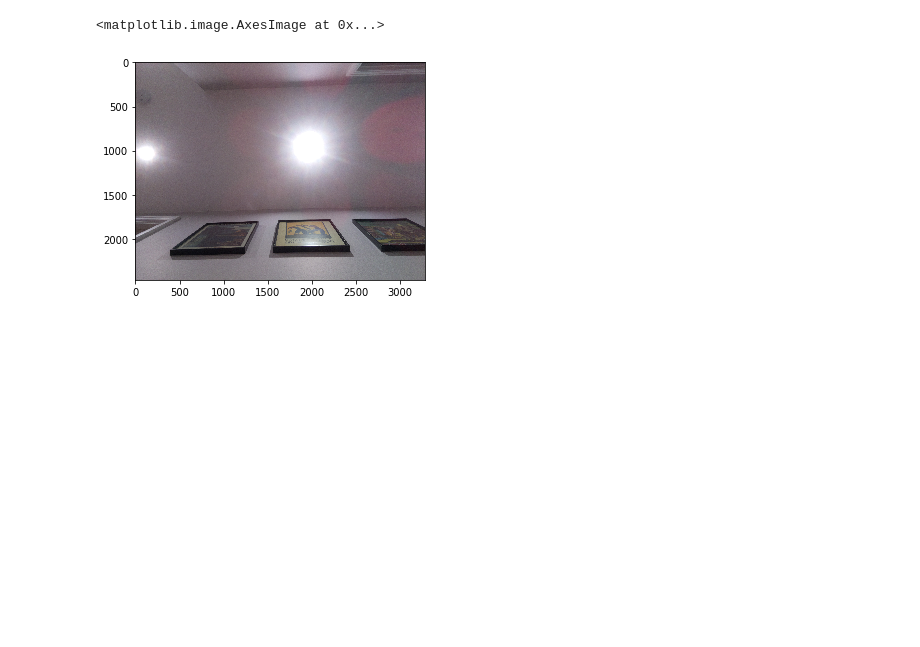
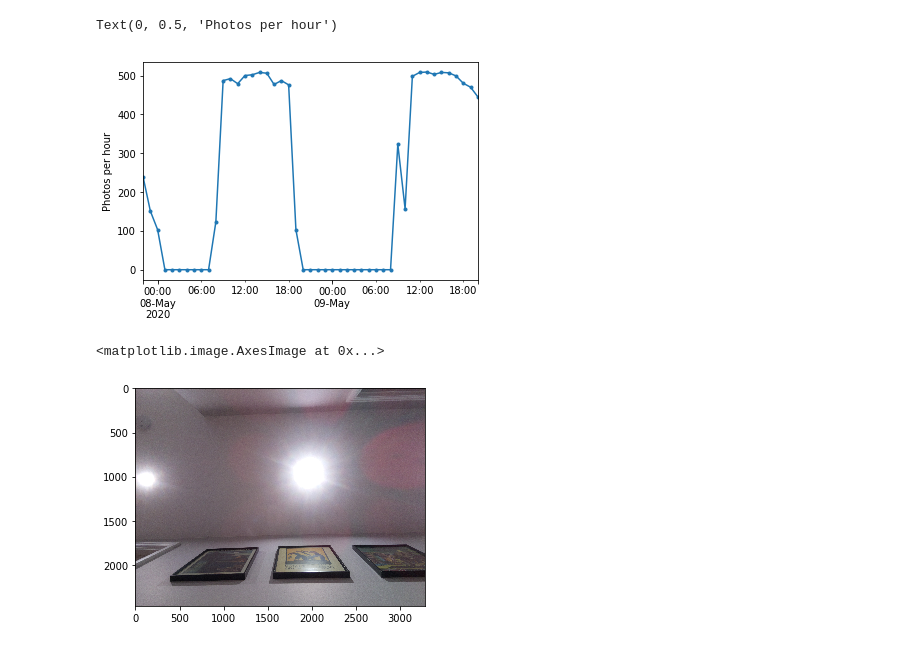
Before and after one commit to oliparson/cat-detection, a Jupyter notebook: analyse_photos.ipynb, the cells around one changed output. Cells and saved outputs as stored; diff of their text form; code cells hidden in the pictures; blank space fills up the shorter version.

Commit message:
plot photos per hour

```diff
--- a/analyse_photos.ipynb
+++ b/analyse_photos.ipynb
@@ -5,0 +13,13 @@ import matplotlib.image as mpimg
+# %%
+# Get list of blob names
+
+blobs = bucket.list_blobs()
+blob_list = [blob.name for blob in blobs]
+# %%
+# Create dataframe of blob names
+
+blob_df = pd.DataFrame()
+blob_df['name'] = pd.Series(blob_list)
+
+print(blob_df.shape)
+blob_df.head()
@@ -5,0 +34,8 @@ import matplotlib.image as mpimg
+# %%
+# Filter blob list
+
+blob_df = blob_df[blob_df.name.str.contains('jpg')]
+blob_df = blob_df[blob_df.name.str.contains('2020-05')]
+
+print(blob_df.shape)
+blob_df.head()
@@ -5,0 +50,6 @@ import matplotlib.image as mpimg
+# %%
+# Create pandas timestamp from blob names
+
+blob_df['timestamp'] = pd.to_datetime(blob_df.name, format='%Y-%m-%d_%H%M%S.jpg')
+
+blob_df.head()
@@ -6 +63,11 @@ import matplotlib.image as mpimg
+# %%
+# Plot photos per hour
+
+blob_df.groupby(pd.Grouper(freq='H', key='timestamp')).name.count().plot(style='.-')
+
+plt.xlabel('')
+plt.ylabel('Photos per hour')
+# %% [output]
+Text(0, 0.5, 'Photos per hour')
+[figure, added]
 # %%
```
Also changed, not shown: parts of 7 cells of this notebook.
